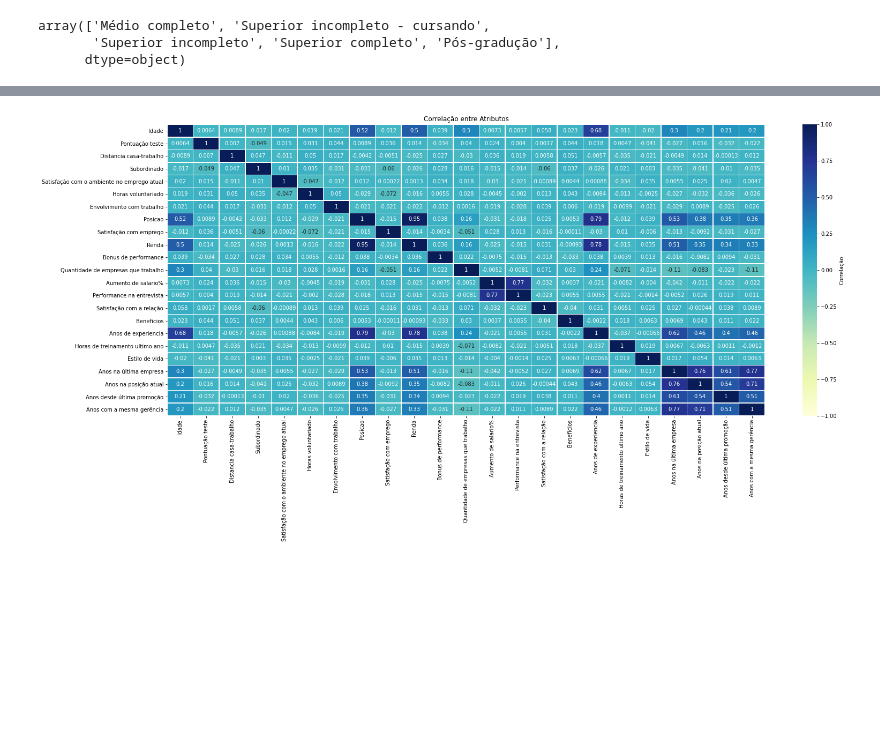
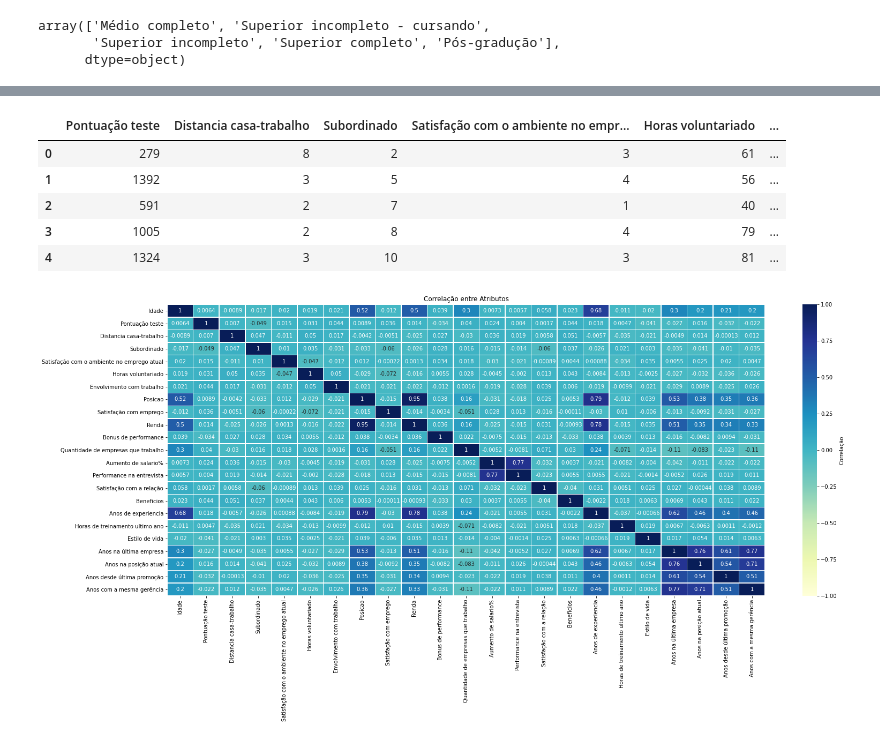
Before and after one commit to itimes-digital/maratona_ibm, a Jupyter notebook: analise_algar.ipynb, the cells around one changed output, grey strips where cells are left out. Saved outputs shown, nothing was run; the diff lists cells and outputs as text; code cells hidden in the pictures; blank space fills up the shorter version.

```diff
--- a/analise_algar.ipynb
+++ b/analise_algar.ipynb
@@ -91,3 +114,12 @@ dataset_novo['Possui carro'].isnull().sum()
+# %%
+dataset_novo.head()
+# %% [output]
+|  | Pontuação teste | Distancia casa-trabalho | Subordinado | Satisfação com o ambiente no empr... | Horas voluntariado | ... |
+| 0 | 279 | 8 | 2 | 3 | 61 | ... |
+| 1 | 1392 | 3 | 5 | 4 | 56 | ... |
+| 2 | 591 | 2 | 7 | 1 | 40 | ... |
+| 3 | 1005 | 2 | 8 | 4 | 79 | ... |
+| 4 | 1324 | 3 | 10 | 3 | 81 | ... |
 # %%
 f, ax = plt.subplots(figsize=(25, 10))
 plt.title("Correlação entre Atributos")
```
Also changed, not shown: parts of 7 cells of this notebook.
